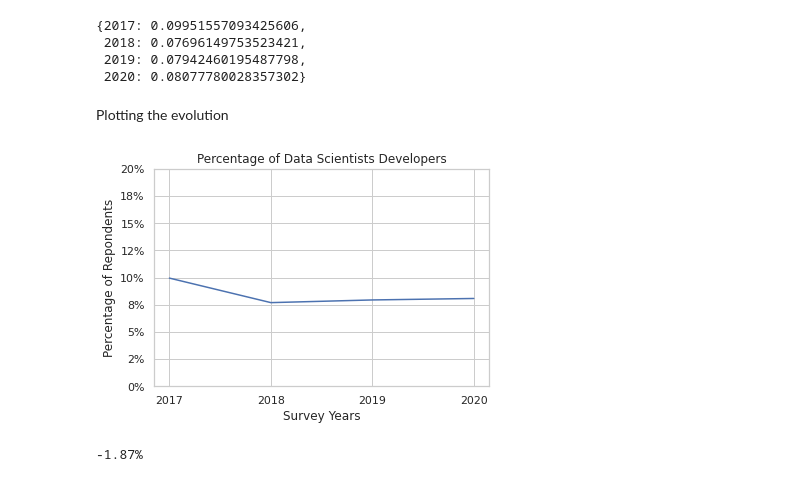
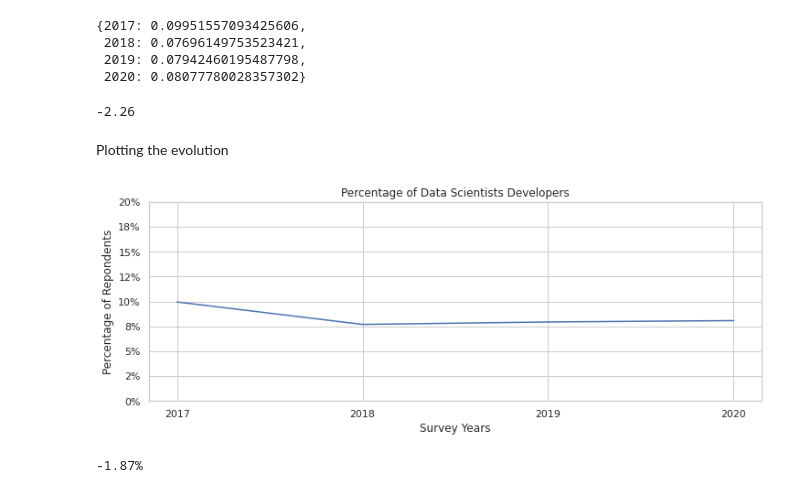
Before and after one commit to leofmr/stack_ds, a Jupyter notebook: DataScienceEvol.ipynb, the cells around one changed output. Drawn from its saved outputs; the diff is of its cells as text; code cells hidden in the pictures.

```diff
--- a/DataScienceEvol.ipynb
+++ b/DataScienceEvol.ipynb
@@ -97,21 +97,25 @@ ds_percentages
  2018: 0.07696149753523421,
  2019: 0.07942460195487798,
  2020: 0.08077780028357302}
+# %%
+round((ds_percentages[2018] - ds_percentages[2017]) * 100, 2)
+# %% [output]
+-2.26
 # %% [markdown]
 Plotting the evolution
 # %%
 plot_data = pd.Series(ds_percentages)
 
-ax = plot_data.plot()
+ax = plot_data.plot(figsize=(12, 4))
 plt.ylim(0, .2)
 plt.xticks(plot_data.index)
 ax.yaxis.set_major_formatter(lambda x, p: f'{x:.0%}')
 plt.xlabel('Survey Years')
 plt.ylabel('Percentage of Repondents')
 plt.title('Percentage of Data Scientists Developers')
 plt.show()
 # %% [output]
-[figure, old version]
+[figure, new version]
 # %%
 obs_diff = ds_percentages[2020] - ds_percentages[2017]
 print(f'{obs_diff:.2%}')
```
Also changed, not shown: parts of 1 cell of this notebook, 1 other file.
